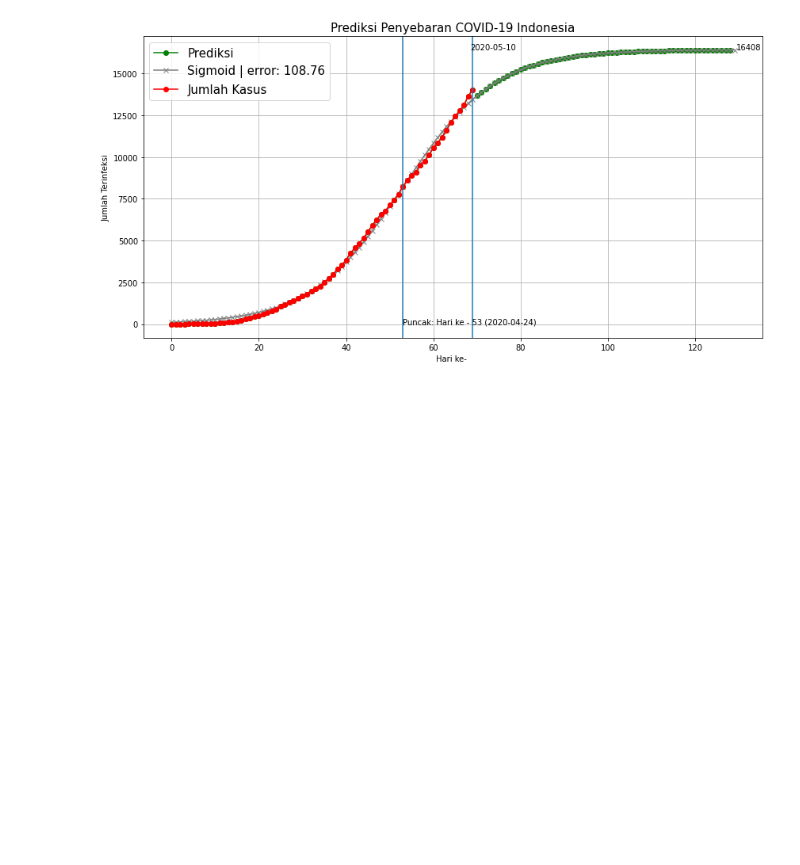
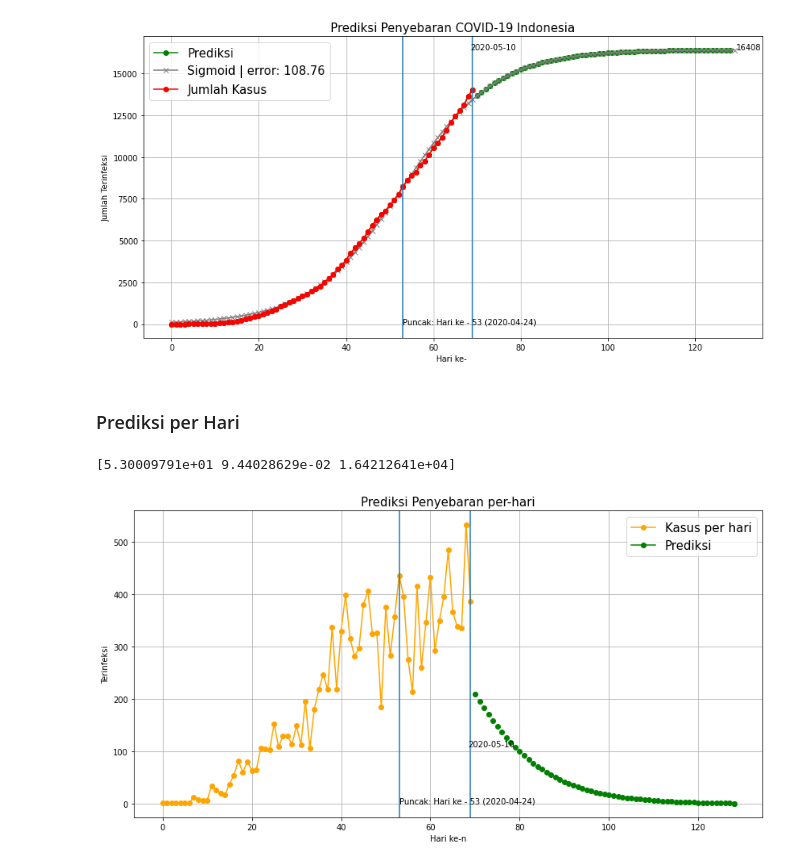
Before and after one commit to Vidi005/COVID-19-Prediciton-Indonesia, a Jupyter notebook: COVID_19_Prediciton_Indonesia.ipynb, the cells around one changed output. Drawn from its saved outputs; the diff is of its cells as text; code cells hidden in the pictures; blank space fills up the shorter version.

```diff
--- a/COVID_19_Prediciton_Indonesia.ipynb
+++ b/COVID_19_Prediciton_Indonesia.ipynb
@@ -149,3 +149,52 @@ Prediksi:
 2020-07-07: 16406
 2020-07-08: 16407
 [figure]
+# %% [markdown]
+### Prediksi per Hari
+# %%
+def plot_predict(case, future_days):
+    def avg_err(pcov):
+        return np.round(np.sqrt(np.diag(pcov)).mean(), 2)
+
+    # function to be minimized
+    def f_sigmoid(x, a, b, c):
+        # a = sigmoid midpoint
+        # b = curve steepness (logistic growth)
+        # c = max value
+        return (c / (1 + np.exp(-b*(x-a))))
+
+    day = 0
+    graph_day = data.groupby("Tanggal")[["Jumlah Kasus", "Meninggal", "Sembuh"]].sum().reset_index()[day:]
+    y = graph_day[case]
+    x = np.arange(len(y))
+
+    popt_sig, pcov_sig = curve_fit(f_sigmoid, x, y, method="dogbox", bounds=([12., 0.001, y.mean()],[90., 2.5, 10*y.max()]))
+    print(popt_sig)
+    peakday = datetime.strftime(datetime.strptime(graph_day["Tanggal"][day], "%Y-%m-%d")+timedelta(days=int(popt_sig[0])), "%Y-%m-%d")
+    plt.figure(figsize=(14,7))
+
+    x_m = np.arange(len(y)+future_days)
+    y_m = f_sigmoid(x_m, *popt_sig)
+
+    for i in range(1,60):
+        pday = datetime.strftime(datetime.strptime(graph_day["Tanggal"][day], "%Y-%m-%d")+timedelta(days=len(y)+i-1), "%Y-%m-%d")
+        plt.plot(x[-1]+i, (y_m[len(y)+i])-(y_m[len(y)+i-1]), marker="o", c="g")
+
+    #plt.plot(x_m, (y_m-y_m[i-1]), c="gray", marker="x")
+    plt.plot(data.aggregate("Terkonfirmasi",axis=0), marker="o", color="orange", label="Kasus per hari")
+    plt.axvline(x[-1])
+    plt.text(x[-1]-.5, y_m[0], str(graph_day["Tanggal"][len(y)+day-1]), size = 10)
+    plt.axvline(int(popt_sig[0]))
+    plt.text(int(popt_sig[0]), 1, "Puncak: Hari ke - " + str(int(popt_sig[0])) + " (" + peakday + ")", size = 10)
+    plt.xlabel("Hari ke-n")
+    plt.ylabel("Terinfeksi")
+    plt.title("Prediksi Penyebaran per-hari", size=15)
+    plt.plot(x[-1]+i, (y_m[len(y)+i])-(y_m[len(y)+i-1]), c="g", marker="o", label="Prediksi")
+    plt.legend(prop={"size": 15})
+    plt.grid(zorder=0)
+    plt.show
+# %%
+plot_predict("Jumlah Kasus", 60)
+# %% [output]
+[5.30009791e+01 9.44028629e-02 1.64212641e+04]
+[figure, added]
```
